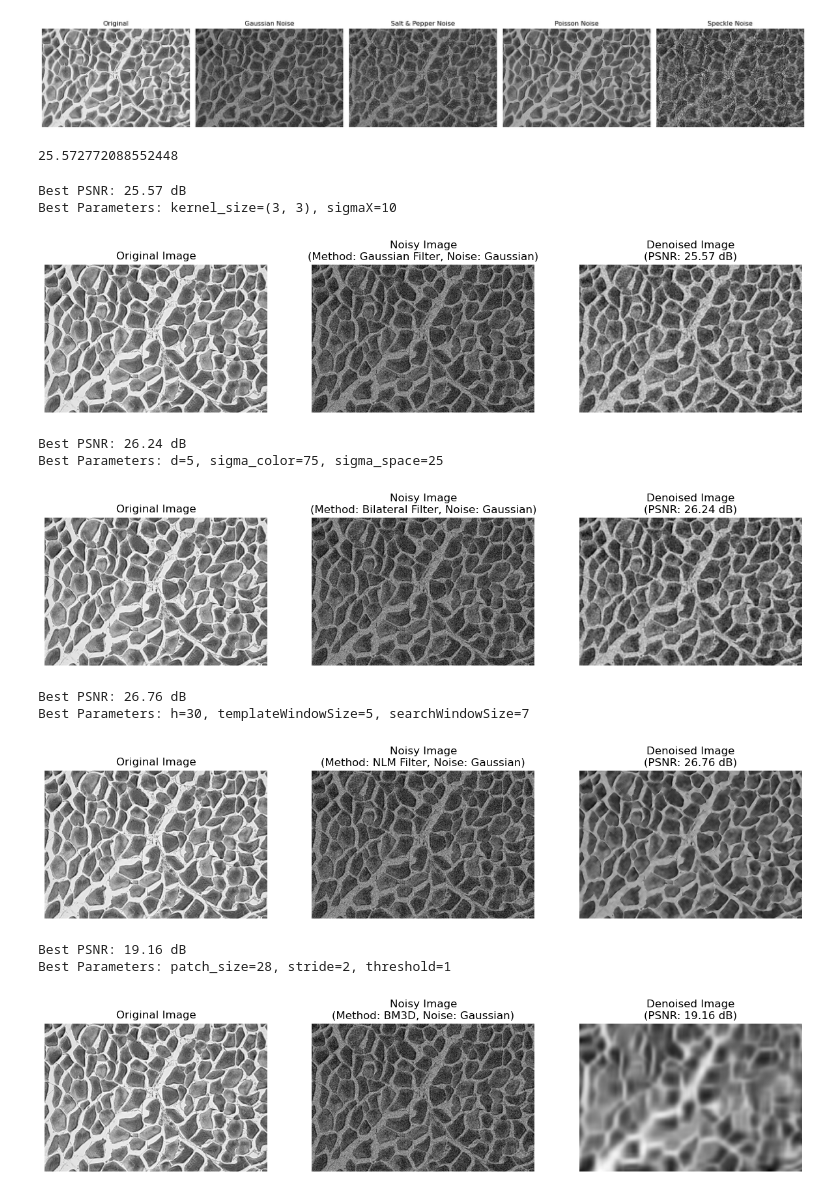
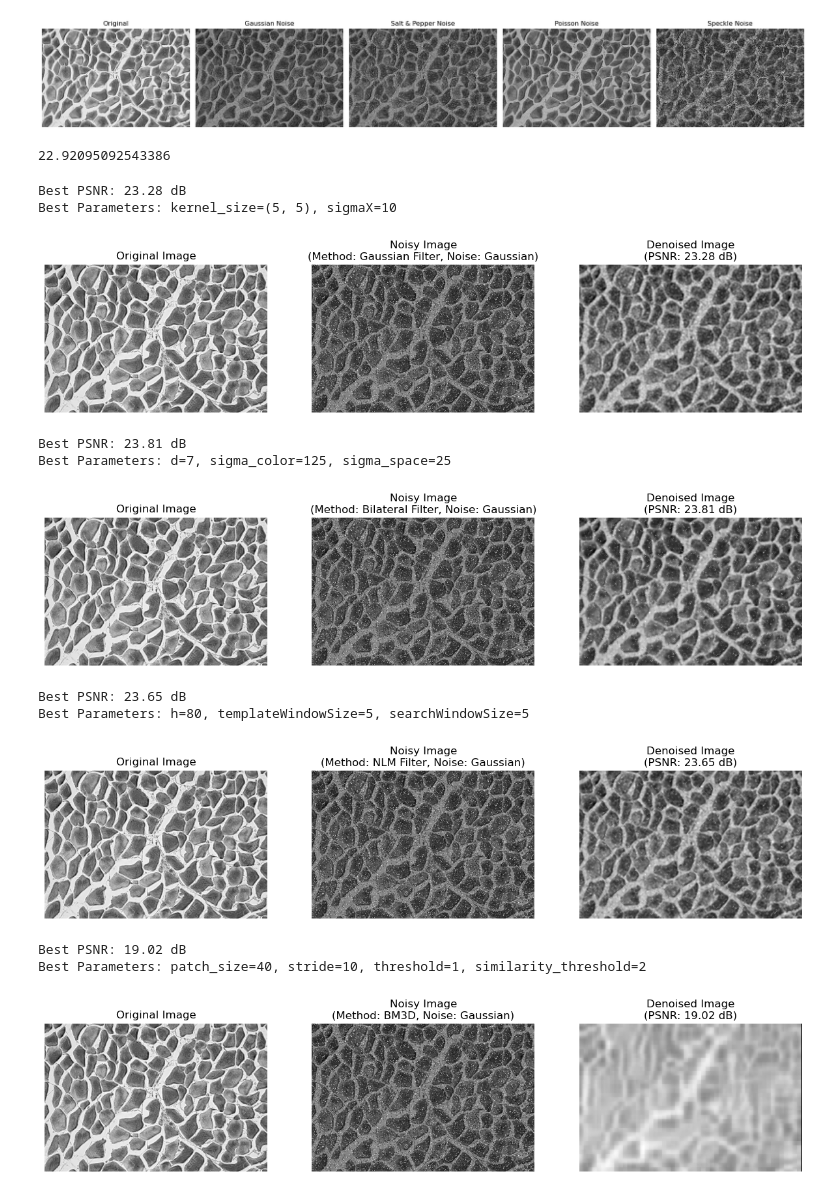
Before and after one commit to armanniaruhi/ComputationalImaging_BM3D, a Jupyter notebook: Denoising.ipynb, the cells around one changed output. Drawn from its saved outputs; the diff is of its cells as text; code cells hidden in the pictures.

```diff
--- a/Denoising.ipynb
+++ b/Denoising.ipynb
@@ -16,14 +16,14 @@ helper_func.plot_noisy_images(image, gaussian_noisy_image, salt_und_pepper_noisy
 # %% [output]
 [figure]
 # %%
-noisy_image = gaussian_noisy_image
+noisy_image = salt_und_pepper_noisy_image
 denoiser = denoiser.ImageDenoiser(image, noisy_image=noisy_image)
 # %%
 denoised_gaussian = denoiser.denoise_with_gaussian_blur(kernel_size=(3,3), sigmaX=10)
 # %%
 helper_func.calculate_psnr(image, denoised_gaussian)
 # %% [output]
-25.572772088552448
+22.92095092543386
 # %%
 def evaluate_gaussian_denoising(kernel_size, sigmaX):
     # Apply the Gaussian filter with the given hyperparameters
@@ -79,8 +79,8 @@ denoised_gaussian = denoiser.denoise_with_gaussian_blur(kernel_size=kernel_size,
 # Plot the images
 helper_func.plot_images(original=image, noisy=noisy_image, denoised_image=denoised_gaussian, method_name=method_name, noise_type=noise_type)
 # %% [output]
-Best PSNR: 25.57 dB
-Best Parameters: kernel_size=(3, 3), sigmaX=10
+Best PSNR: 23.28 dB
+Best Parameters: kernel_size=(5, 5), sigmaX=10
 [figure]
 # %%
 def evaluate_bilateral_denoising(d, sigma_color, sigma_space):
@@ -140,8 +140,8 @@ denoised_bilateral = denoiser.denoise_with_bilateral_filter(d=d, sigma_color=sig
 # Plot the images
 helper_func.plot_images(original=image, noisy=noisy_image, denoised_image=denoised_bilateral, method_name=method_name, noise_type=noise_type)
 # %% [output]
-Best PSNR: 26.24 dB
-Best Parameters: d=5, sigma_color=75, sigma_space=25
+Best PSNR: 23.81 dB
+Best Parameters: d=7, sigma_color=125, sigma_space=25
 [figure]
 # %%
 import numpy as np
@@ -205,62 +205,67 @@ denoised_nonlocal_means = denoiser.denoise_with_nonlocal_means(h=h, templateWind
 # Plot the images
 helper_func.plot_images(original=image, noisy=noisy_image, denoised_image=denoised_nonlocal_means, method_name=method_name, noise_type=noise_type)
 # %% [output]
-Best PSNR: 26.76 dB
-Best Parameters: h=30, templateWindowSize=5, searchWindowSize=7
+Best PSNR: 23.65 dB
+Best Parameters: h=80, templateWindowSize=5, searchWindowSize=5
 [figure]
 # %%
 # Define an evaluation function for BM3D
-def evaluate_bm3d_denoising(patch_size, stride, threshold):
+def evaluate_bm3d_denoising(patch_size, stride, threshold, similarity_threshold):
     denoised_image = denoiser.denoise_with_bm3d(
         patch_size=patch_size,
         stride=stride,
-        threshold=threshold
+        threshold=threshold,
+        similarity_threshold=similarity_threshold
     )
     psnr_value = helper_func.calculate_psnr(denoised_image, image)
     return psnr_value
 
 # Define ranges for the hyperparameters
-patch_sizes = [8, 16, 28]
-strides = [1, 2, 3]
-thresholds = [1, 2, 5]
+patch_sizes = [40]
+strides = [10]
+thresholds = [1]
+similarity_thresholds = [2]
 
 best_psnr = -np.inf
 best_params = None
 
 # Write PSNR values to a CSV file
 with open('bm3d_psnr_results.csv', 'w', newline='') as csvfile:
     csvwriter = csv.writer(csvfile)
-    csvwriter.writerow(["Patch Size", "Stride", "Threshold", "PSNR"])
+    csvwriter.writerow(["Patch Size", "Stride", "Threshold", "Similarity Threshold", "PSNR"])
 
     # Perform grid search over all combinations
-    for patch_size, stride, threshold in product(patch_sizes, strides, thresholds):
-        psnr_value = evaluate_bm3d_denoising(patch_size, stride, threshold)
+    for patch_size, stride, threshold, similarity_threshold in product(patch_sizes, strides, thresholds, similarity_thresholds):
+        psnr_value = evaluate_bm3d_denoising(patch_size, stride, threshold, similarity_threshold)
 
         # Write the current configuration and PSNR to the file
-        csvwriter.writerow([patch_size, stride, threshold, psnr_value])
+        csvwriter.writerow([patch_size, stride, threshold, similarity_threshold, psnr_value])
 
         # Update the best PSNR and parameters
         if psnr_value > best_psnr:
             best_psnr = psnr_value
-            best_params = (patch_size, stride, threshold)
+            best_params = (patch_size, stride, threshold, similarity_threshold)
 
 # Output the best PSNR and parameters
 print(f"Best PSNR: {best_psnr:.2f} dB")
-print(f"Best Parameters: patch_size={best_params[0]}, stride={best_params[1]}, threshold={best_params[2]}")
+print(f"Best Parameters: patch_size={best_params[0]}, stride={best_params[1]}, threshold={best_params[2]}, similarity_threshold={best_params[3]}")
 
 # Use the best parameters to denoise the image
 patch_size = best_params[0]
 stride = best_params[1]
 threshold = best_params[2]
+similarity_threshold = best_params[3]
 method_name = "BM3D"
 noise_type = "Gaussian"
 
 # Apply BM3D with the best parameters
-denoised_bm3d = denoiser.denoise_with_bm3d(patch_size=patch_size, stride=stride, threshold=threshold)
+denoised_bm3d = denoiser.denoise_with_bm3d(
+    patch_size=patch_size, stride=stride, threshold=threshold, similarity_threshold=similarity_threshold
+)
 
 # Plot the images
 helper_func.plot_images(original=image, noisy=noisy_image, denoised_image=denoised_bm3d, method_name=method_name, noise_type=noise_type)
 # %% [output]
-Best PSNR: 19.16 dB
-Best Parameters: patch_size=28, stride=2, threshold=1
+Best PSNR: 19.02 dB
+Best Parameters: patch_size=40, stride=10, threshold=1, similarity_threshold=2
-[figure, old version]
+[figure, new version]
```
Also changed, not shown: 6 other files.
